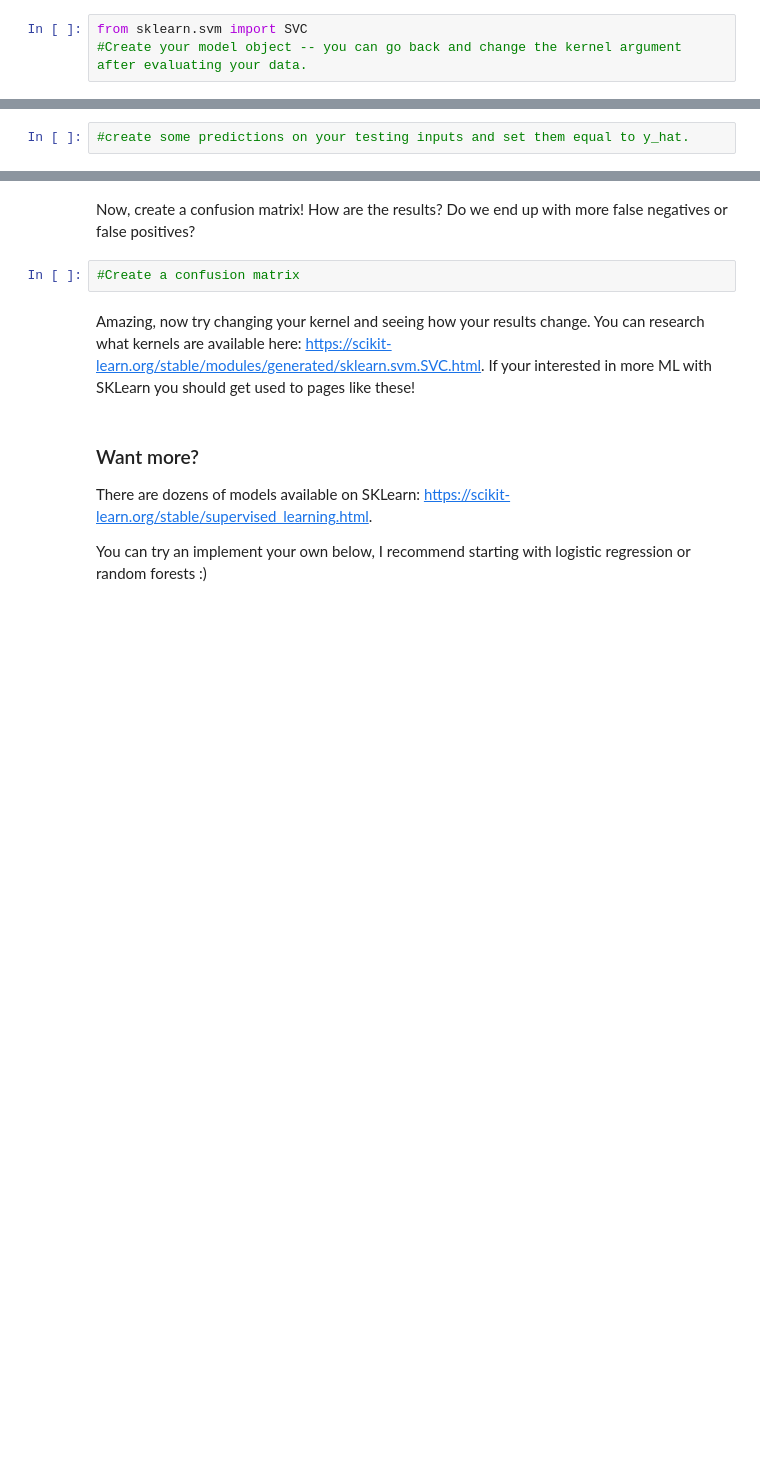
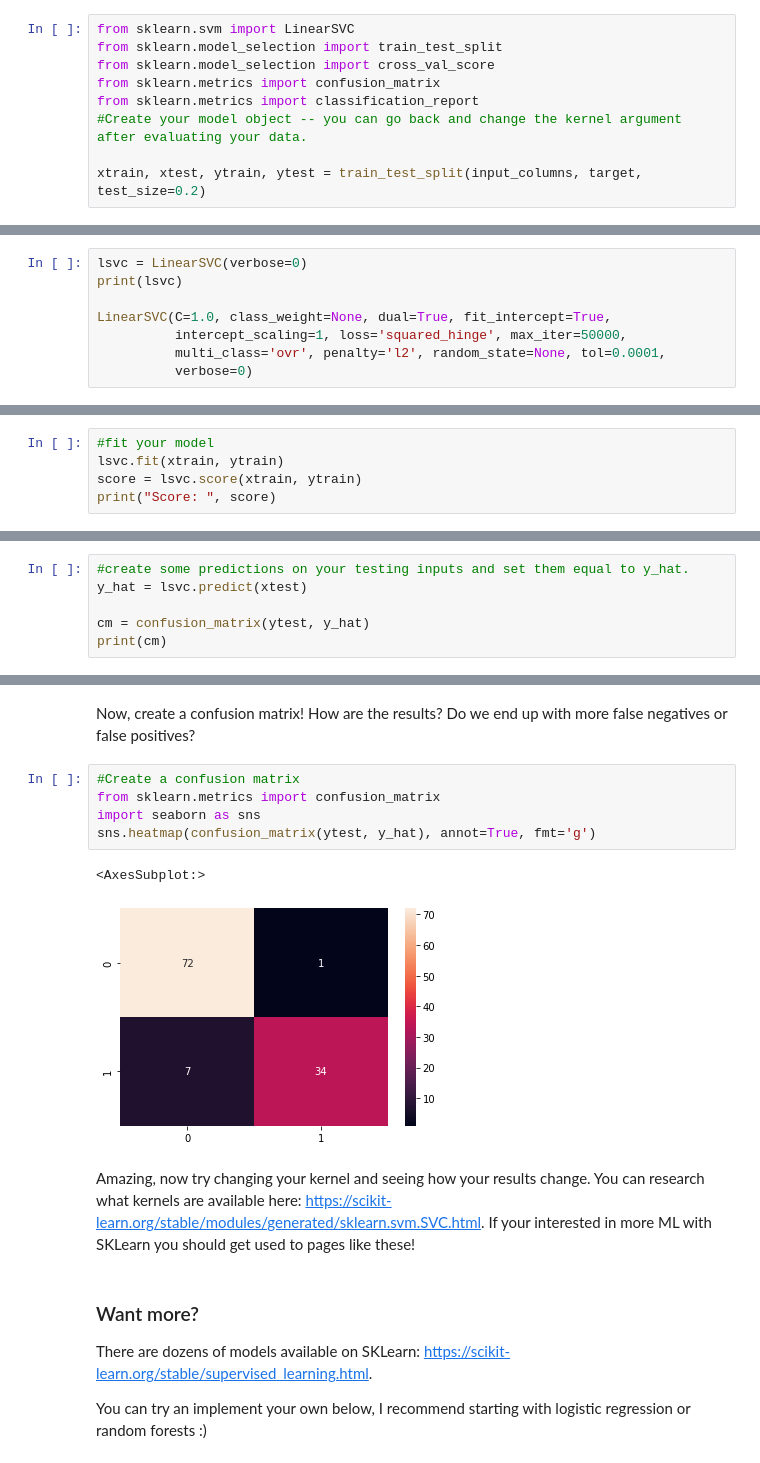
Before and after one commit to palebluedot13/SC22-BatchB-molten-cores, a Jupyter notebook: Nadia Pesch/Cancer_detection.ipynb, the cells around one changed output, grey strips where cells are left out. Drawn from its saved outputs; the diff is of its cells as text; blank space fills up the shorter version.

```diff
--- a/Nadia Pesch/Cancer_detection.ipynb
+++ b/Nadia Pesch/Cancer_detection.ipynb
@@ -410,5 +389,11 @@ It's time for us to create our own classifier. Let's go with an [SVM](https://ww
 
 I know it was a lot of information in the last section, but the code is *basically* the same. Since our data is already split, you will follow the same steps to fit your model, make some predictions, evaluate the performance, and visualize your confusion matrix.
 # %%
-from sklearn.svm import SVC
+from sklearn.svm import LinearSVC
+from sklearn.model_selection import train_test_split
+from sklearn.model_selection import cross_val_score
+from sklearn.metrics import confusion_matrix
+from sklearn.metrics import classification_report
 #Create your model object -- you can go back and change the kernel argument after evaluating your data.
+
+xtrain, xtest, ytrain, ytest = train_test_split(input_columns, target, test_size=0.2)
@@ -414,0 +404,8 @@ from sklearn.svm import SVC
+# %%
+lsvc = LinearSVC(verbose=0)
+print(lsvc)
+
+LinearSVC(C=1.0, class_weight=None, dual=True, fit_intercept=True,
+          intercept_scaling=1, loss='squared_hinge', max_iter=50000,
+          multi_class='ovr', penalty='l2', random_state=None, tol=0.0001,
+          verbose=0)
@@ -418,0 +417,5 @@ Do you remember how to fit a model? What parts of our data do we fit/train on? Y
+# %%
+#fit your model
+lsvc.fit(xtrain, ytrain)
+score = lsvc.score(xtrain, ytrain)
+print("Score: ", score)
@@ -420,3 +457,7 @@ Do you remember how to fit a model? What parts of our data do we fit/train on? Y
 Now create some predictions and set them equal to `y_hat`. You can look above or google how to make predictions on sklearn if you get confused!
 # %%
 #create some predictions on your testing inputs and set them equal to y_hat.
+y_hat = lsvc.predict(xtest)
+
+cm = confusion_matrix(ytest, y_hat)
+print(cm)
@@ -427,7 +488,13 @@ Compute your MSE below. Is this higher or lower than KNN? Which one would you re
 # %% [markdown]
 Now, create a confusion matrix! How are the results? Do we end up with more false negatives or false positives?
-# %%
-#Create a confusion matrix
+# %%
+#Create a confusion matrix
+from sklearn.metrics import confusion_matrix
+import seaborn as sns
+sns.heatmap(confusion_matrix(ytest, y_hat), annot=True, fmt='g')
+# %% [output]
+<AxesSubplot:>
+[figure, added]
 # %% [markdown]
 Amazing, now try changing your kernel and seeing how your results change. You can research what kernels are available here: https://scikit-learn.org/stable/modules/generated/sklearn.svm.SVC.html. If your interested in more ML with SKLearn you should get used to pages like these!
 # %% [markdown]
```
Also changed, not shown: parts of 19 cells of this notebook, 33 other files.
